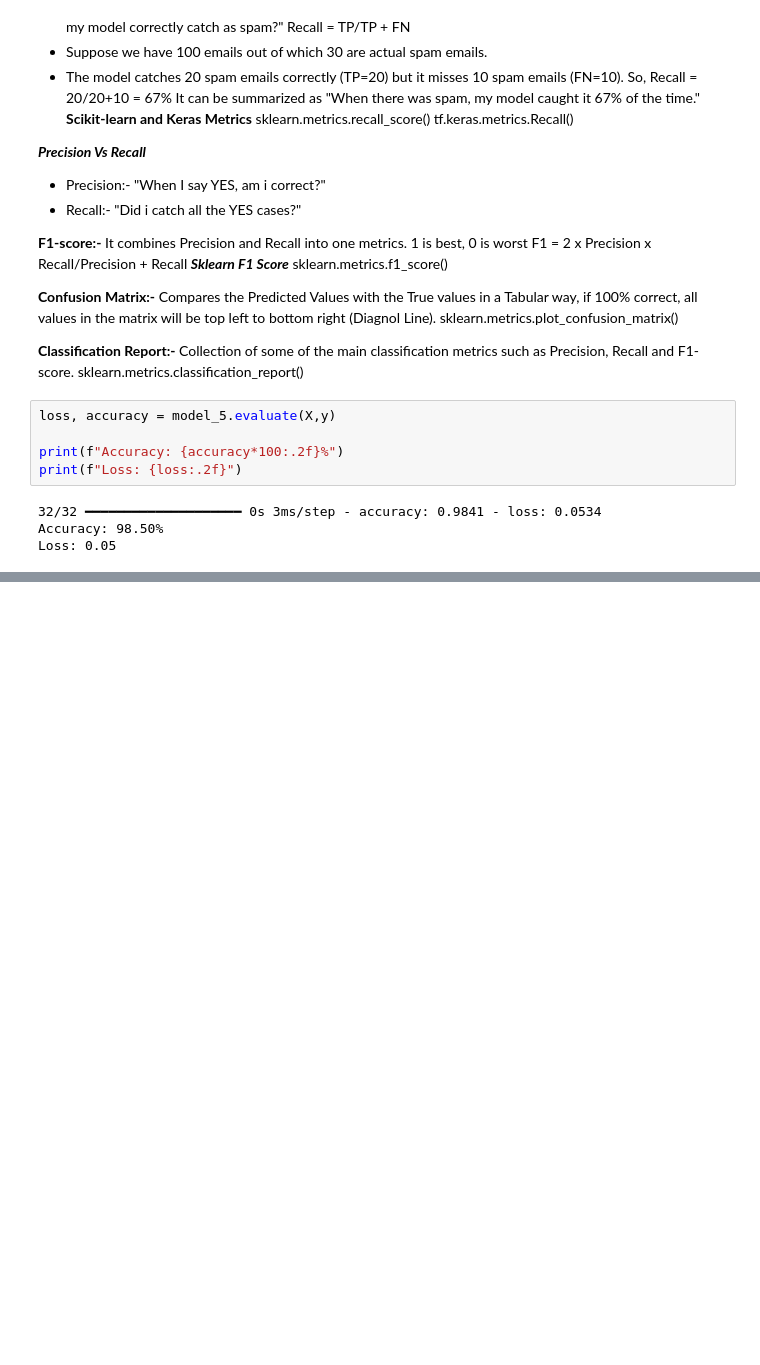
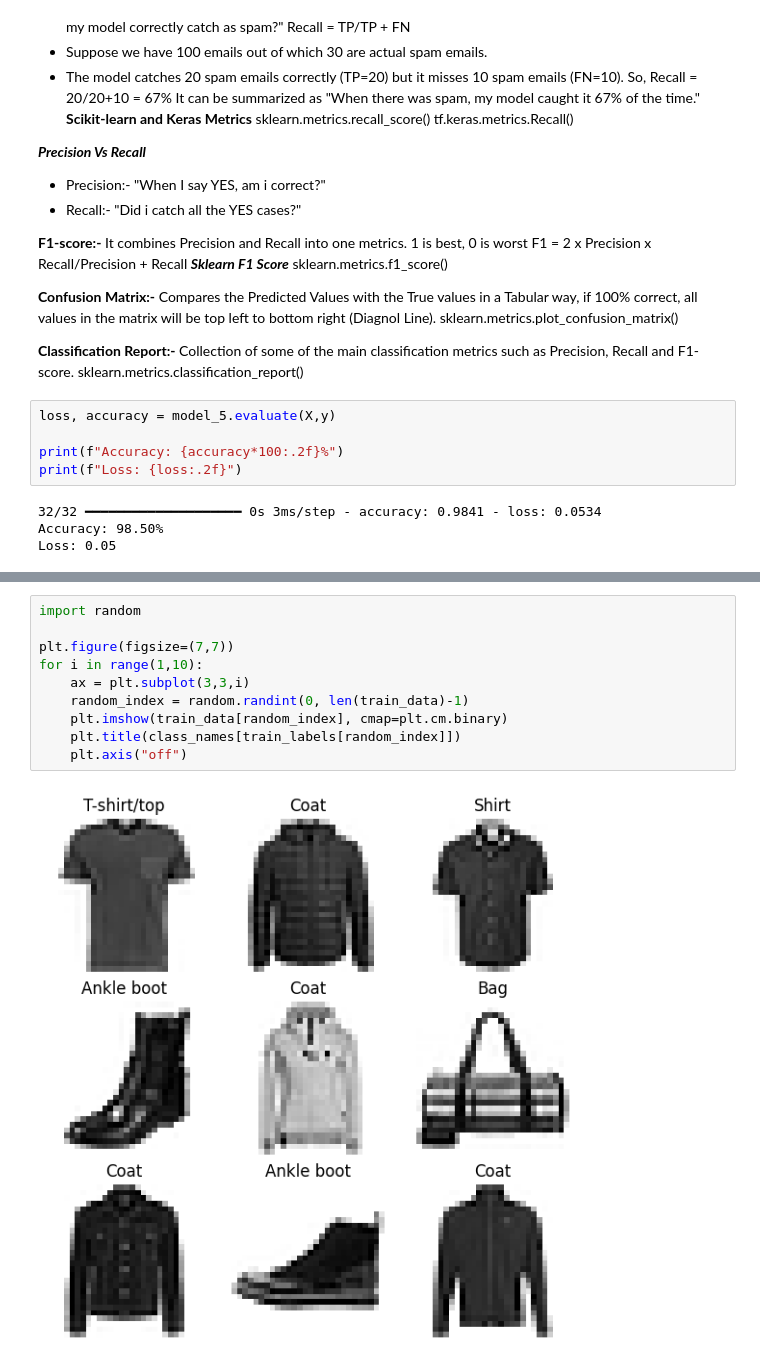
Before and after one commit to Amirzeb-badshah/DeepLearning_With_TensorFlow-Course, a Jupyter notebook: Classification.ipynb, the cells around one changed output, grey strips where cells are left out. Drawn from its saved outputs; the diff is of its cells as text; blank space fills up the shorter version.

```diff
--- a/Classification.ipynb
+++ b/Classification.ipynb
@@ -336,0 +404,12 @@ Loss: 0.05
+# %%
+import random
+
+plt.figure(figsize=(7,7))
+for i in range(1,10):
+    ax = plt.subplot(3,3,i)
+    random_index = random.randint(0, len(train_data)-1)
+    plt.imshow(train_data[random_index], cmap=plt.cm.binary)
+    plt.title(class_names[train_labels[random_index]])
+    plt.axis("off")
+# %% [output]
+[figure, added]
```
Also changed, not shown: parts of 41 cells of this notebook.
